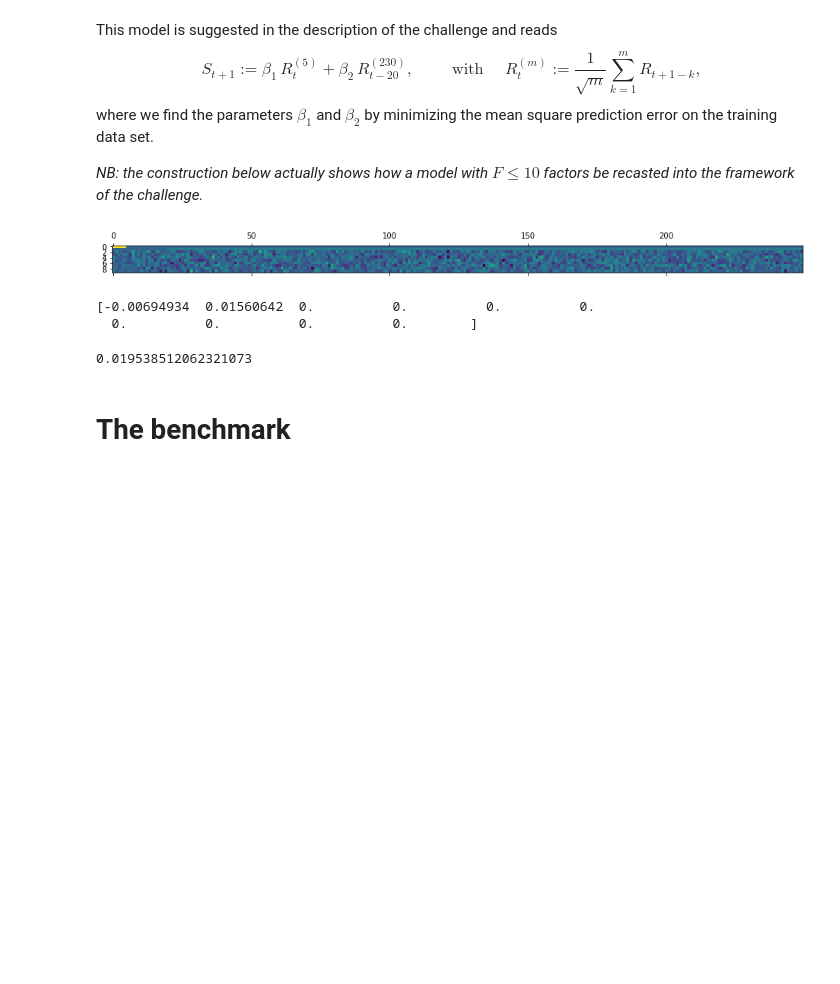
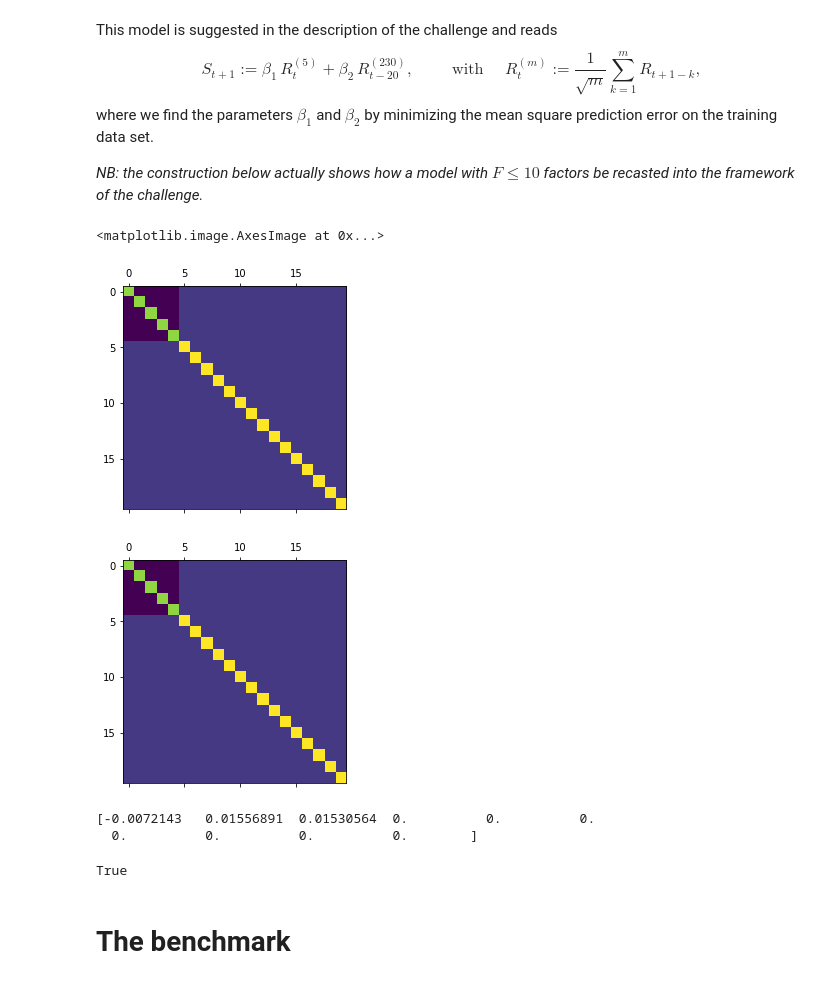
Before and after one commit to BenSnow6/Quant-challenge, a Jupyter notebook: ENS_QRT22_V1/ENS_QRT22_V1.ipynb, the cells around one changed output. Drawn from its saved outputs; the diff is of its cells as text; code cells hidden in the pictures; blank space fills up the shorter version.

Commit message:
Create arbitrary A matricies to train on

```diff
--- a/ENS_QRT22_V1/ENS_QRT22_V1.ipynb
+++ b/ENS_QRT22_V1/ENS_QRT22_V1.ipynb
@@ -200,37 +200,49 @@ where we find the parameters $\beta_1$ and $\beta_2$ by minimizing the mean squa
 # %%
 # Step 1: Create a 250x10 matrix A with the two first columns representing the factors of interest
 
 A = np.zeros((250,10))
 
 A[0:5, 0] = 1/np.sqrt(5) # 5-day return factor
 A[20:250, 1] = 1/np.sqrt(230) # momentum factor
+
+B = np.zeros((250,10))
+
+B[0:5, 0] = 1/np.sqrt(5) # 5-day return factor
+B[20:250, 1] = 1/np.sqrt(230) # momentum factor
+B[0:5, 2] = 1/np.sqrt(5) # 5-day return factor
 # Step 2: Fill the remaining columns of A with random orthonormal vectors, that are orthogonal to the two first columns
 
 orthoProj = np.eye(250) - np.outer(A[:, 0], A[:, 0]) - np.outer(A[:, 1], A[:, 1]) # projection matrix on the orthogonal to the span of A[:,0] and A[:,1]
+orthoProj3 = np.eye(250) - np.outer(A[:, 0], A[:, 0]) - np.outer(A[:, 1], A[:, 1]) - np.outer(A[:, 2], A[:, 2]) # projection matrix on the orthogonal to the span of A[:,0], A[:,1] and A[:,2]
 A_remaining_columns = orthoProj @ np.random.randn(250, 8) # sample random vectors in the space orthogonal to the first two columns of A
 A_remaining_columns = np.linalg.qr(A_remaining_columns)[0] # orthonormalize these vectors with Gram-Schmidt algorithm
 A[:, 2:] = A_remaining_columns
-plt.matshow(A.T)
-plt.show()
+
+# plt.matshow(A.T)
+# plt.show()
+plt.matshow(orthoProj[:20, :20])
+plt.matshow(orthoProj3[:20, :20])
 # %% [output]
+<matplotlib.image.AxesImage at 0x...>
-[figure, old version]
+[figure, new version]
+[figure, added]
 # %%
 
 
 # Step 3: Compute the mean square optimal beta_1, beta_2 and then complete the vector beta with zeros
 
-predictors = X_train_reshape @ A[:, :2]
+predictors = X_train_reshape @ A[:, :3]
 targets = Y_train.T.stack()
 beta = np.linalg.inv(predictors.T @ predictors) @ predictors.T @ targets
-beta = np.hstack([beta, np.zeros(8)])
+beta = np.hstack([beta, np.zeros(7)])
 print(beta)
+checkOrthonormality(A)
 
-
-metric_train(A, beta) # public metric: 0.01787
+# metric_train(A, beta) # public metric: 0.01787
 # %% [output]
-[-0.00694934  0.01560642  0.          0.          0.          0.
+[-0.0072143   0.01556891  0.01530564  0.          0.          0.
   0.          0.          0.          0.        ]
-0.019538512062321073
+True
 # %% [markdown]
 # The benchmark
 # %% [markdown]
```
Also changed, not shown: parts of 3 cells of this notebook.
